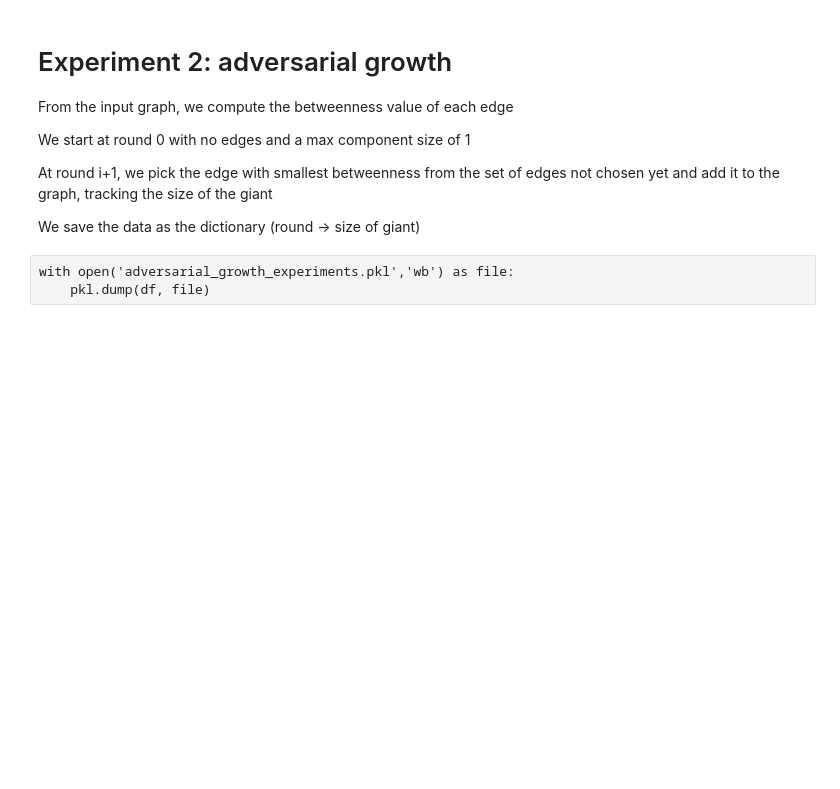
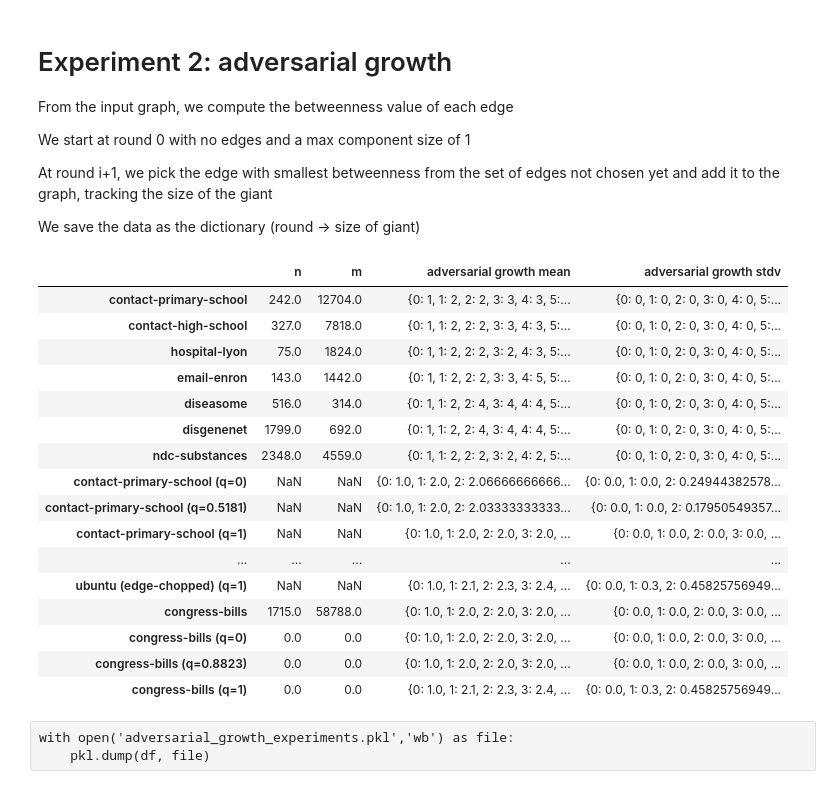
Before and after one commit to emilylackershire/Simplicial_Ratio, a Jupyter notebook: Experiments/Experiments.ipynb, the cells around one changed output. Cells and saved outputs as stored; diff of their text form; code cells hidden in the pictures; blank space fills up the shorter version.

```diff
--- a/Experiments/Experiments.ipynb
+++ b/Experiments/Experiments.ipynb
@@ -582,6 +585,26 @@ We save the data as the dictionary (round -> size of giant)
 
 with open('adversarial_growth_experiments.pkl','rb') as file:
     df = pkl.load(file)
+# %%
+df
+# %% [output]
+|  | n | m | adversarial growth mean | adversarial growth stdv |
+| contact-primary-school | 242.0 | 12704.0 | {0: 1, 1: 2, 2: 2, 3: 3, 4: 3, 5:... | {0: 0, 1: 0, 2: 0, 3: 0, 4: 0, 5:... |
+| contact-high-school | 327.0 | 7818.0 | {0: 1, 1: 2, 2: 2, 3: 3, 4: 3, 5:... | {0: 0, 1: 0, 2: 0, 3: 0, 4: 0, 5:... |
+| hospital-lyon | 75.0 | 1824.0 | {0: 1, 1: 2, 2: 2, 3: 2, 4: 3, 5:... | {0: 0, 1: 0, 2: 0, 3: 0, 4: 0, 5:... |
+| email-enron | 143.0 | 1442.0 | {0: 1, 1: 2, 2: 2, 3: 3, 4: 5, 5:... | {0: 0, 1: 0, 2: 0, 3: 0, 4: 0, 5:... |
+| diseasome | 516.0 | 314.0 | {0: 1, 1: 2, 2: 4, 3: 4, 4: 4, 5:... | {0: 0, 1: 0, 2: 0, 3: 0, 4: 0, 5:... |
+| disgenenet | 1799.0 | 692.0 | {0: 1, 1: 2, 2: 4, 3: 4, 4: 4, 5:... | {0: 0, 1: 0, 2: 0, 3: 0, 4: 0, 5:... |
+| ndc-substances | 2348.0 | 4559.0 | {0: 1, 1: 2, 2: 2, 3: 2, 4: 2, 5:... | {0: 0, 1: 0, 2: 0, 3: 0, 4: 0, 5:... |
+| contact-primary-school (q=0) | NaN | NaN | {0: 1.0, 1: 2.0, 2: 2.06666666666... | {0: 0.0, 1: 0.0, 2: 0.24944382578... |
+| contact-primary-school (q=0.5181) | NaN | NaN | {0: 1.0, 1: 2.0, 2: 2.03333333333... | {0: 0.0, 1: 0.0, 2: 0.17950549357... |
+| contact-primary-school (q=1) | NaN | NaN | {0: 1.0, 1: 2.0, 2: 2.0, 3: 2.0, ... | {0: 0.0, 1: 0.0, 2: 0.0, 3: 0.0, ... |
+| ... | ... | ... | ... | ... |
+| ubuntu (edge-chopped) (q=1) | NaN | NaN | {0: 1.0, 1: 2.1, 2: 2.3, 3: 2.4, ... | {0: 0.0, 1: 0.3, 2: 0.45825756949... |
+| congress-bills | 1715.0 | 58788.0 | {0: 1.0, 1: 2.0, 2: 2.0, 3: 2.0, ... | {0: 0.0, 1: 0.0, 2: 0.0, 3: 0.0, ... |
+| congress-bills (q=0) | 0.0 | 0.0 | {0: 1.0, 1: 2.0, 2: 2.0, 3: 2.0, ... | {0: 0.0, 1: 0.0, 2: 0.0, 3: 0.0, ... |
+| congress-bills (q=0.8823) | 0.0 | 0.0 | {0: 1.0, 1: 2.0, 2: 2.0, 3: 2.0, ... | {0: 0.0, 1: 0.0, 2: 0.0, 3: 0.0, ... |
+| congress-bills (q=1) | 0.0 | 0.0 | {0: 1.0, 1: 2.1, 2: 2.3, 3: 2.4, ... | {0: 0.0, 1: 0.3, 2: 0.45825756949... |
 # %% [raw]
 with open('adversarial_growth_experiments.pkl','wb') as file:
     pkl.dump(df, file)
```
Also changed, not shown: parts of 15 cells of this notebook, 1 other file.
